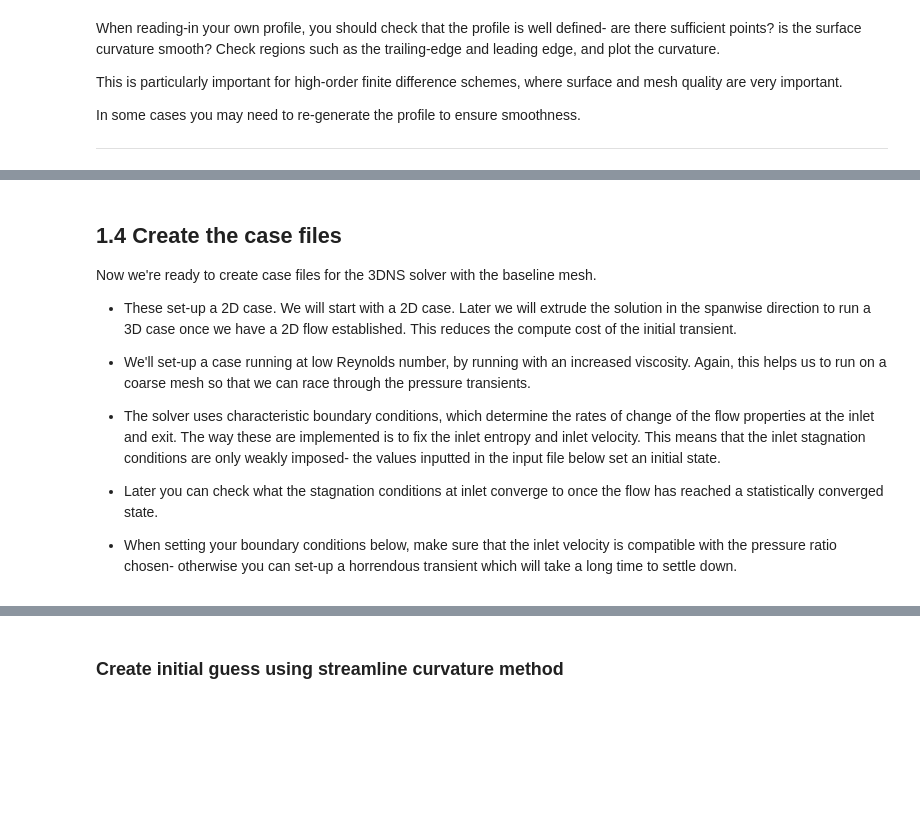
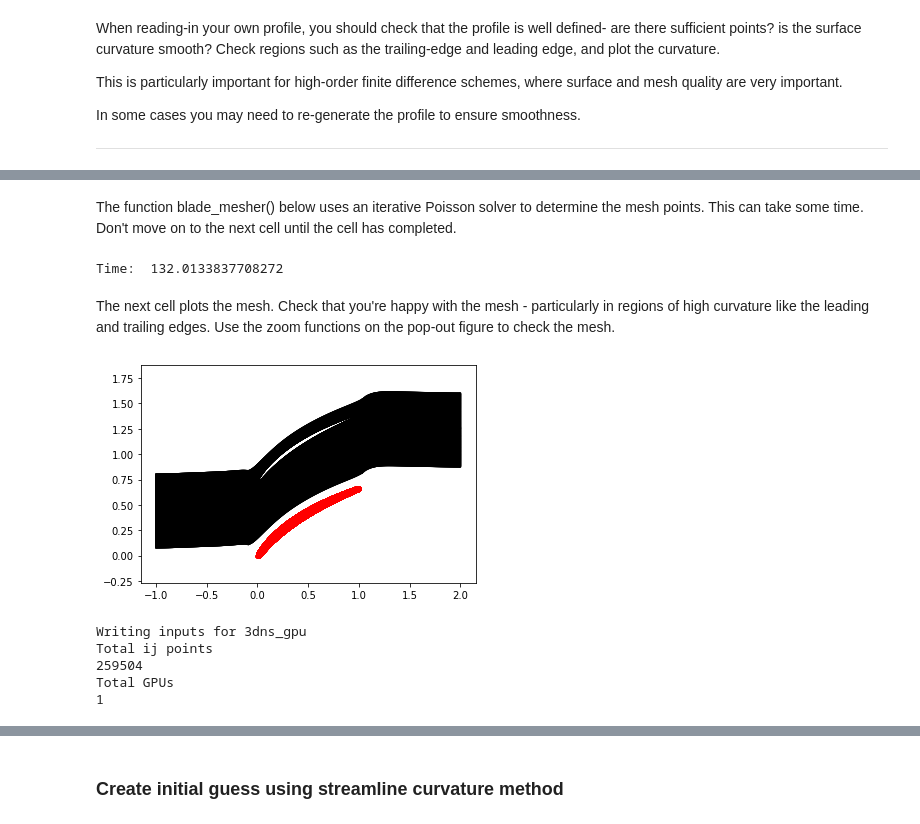
Before and after one commit to aw329/desktop-dns, a Jupyter notebook: DesktopDNS_1.ipynb, the cells around one changed output, grey strips where cells are left out. Drawn from its saved outputs; the diff is of its cells as text; code cells hidden in the pictures; blank space fills up the shorter version.

```diff
--- a/DesktopDNS_1.ipynb
+++ b/DesktopDNS_1.ipynb
@@ -182,13 +161,45 @@ Time:  133.99863211804768
-# %% [markdown]
-## 1.4 Create the case files
-Now we're ready to create case files for the 3DNS solver with the baseline mesh.
-
-* These set-up a 2D case. We will start with a 2D case. Later we will extrude the solution in the spanwise direction to run a 3D case once we have a 2D flow established. This reduces the compute cost of the initial transient.
-
-* We'll set-up a case running at low Reynolds number, by running with an increased viscosity. Again, this helps us to run on a coarse mesh so that we can race through the pressure transients.
-
-* The solver uses characteristic boundary conditions, which determine the rates of change of the flow properties at the inlet and exit. The way these are implemented is to fix the inlet entropy and inlet velocity. This means that the inlet stagnation conditions are only weakly imposed- the values inputted in the input file below set an initial state.
-
-* Later you can check what the stagnation conditions at inlet converge to once the flow has reached a statistically converged state.
-
-* When setting your boundary conditions below, make sure that the inlet velocity is compatible with the pressure ratio chosen- otherwise you can set-up a horrendous transient which will take a long time to settle down.
+# %% [markdown]
+The function blade_mesher() below uses an iterative Poisson solver to determine the mesh points. This can take some time. Don't move on to the next cell until the cell has completed.
+# %%
+from meshing.blade_mesher import *
+import timeit
+
+start = timeit.default_timer()
+
+# create mesh
+case = blade_mesher(mesh)
+
+stop = timeit.default_timer()
+
+print('Time: ', stop - start)
+# %% [output]
+Time:  132.0133837708272
+# %% [markdown]
+
+The next cell plots the mesh. Check that you're happy with the mesh - particularly in regions of high curvature like the leading and trailing edges. Use the zoom functions on the pop-out figure to check the mesh.
+# %%
+import matplotlib.pyplot as plt
+
+# pop-out figures
+%matplotlib qt
+
+#%matplotlib inline
+
+
+# unpack case for plotting
+blk = case['blk']
+
+# plot profile, topology and mesh
+plt.figure(1)
+plt.plot(xprof,yprof,'-r.')
+plt.axis('equal')
+
+for ib in range(len(blk)):
+    xnew=blk[ib]['x']
+    ynew=blk[ib]['y']
+    plt.plot(xnew,ynew + pitch,'k')
+    plt.plot(np.transpose(xnew),np.transpose(ynew) + pitch,'k')
+
+plt.show()
+# %% [output]
+[figure, added]
@@ -194,0 +269,11 @@ Now we're ready to create case files for the 3DNS solver with the baseline mesh.
+# %%
+from meshing.write_case import *
+
+# write 3DNS case files
+write_case(case)
+# %% [output]
+Writing inputs for 3dns_gpu
+Total ij points
+259504
+Total GPUs
+1
```
Also changed, not shown: parts of 42 cells of this notebook, 43 other files.
